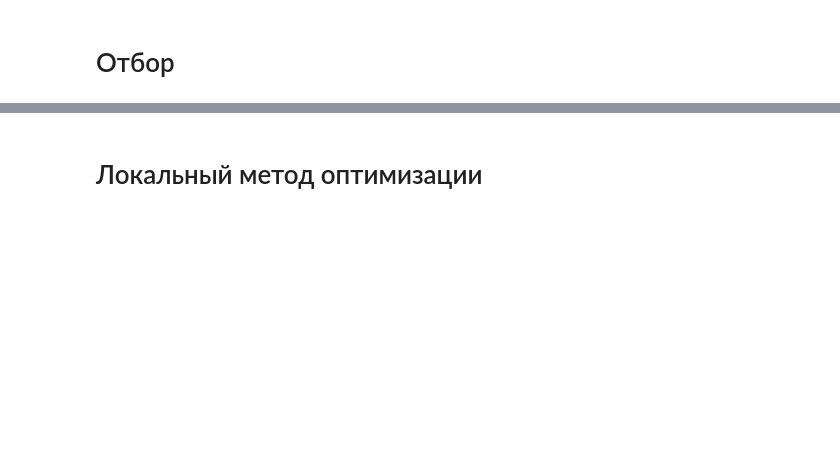
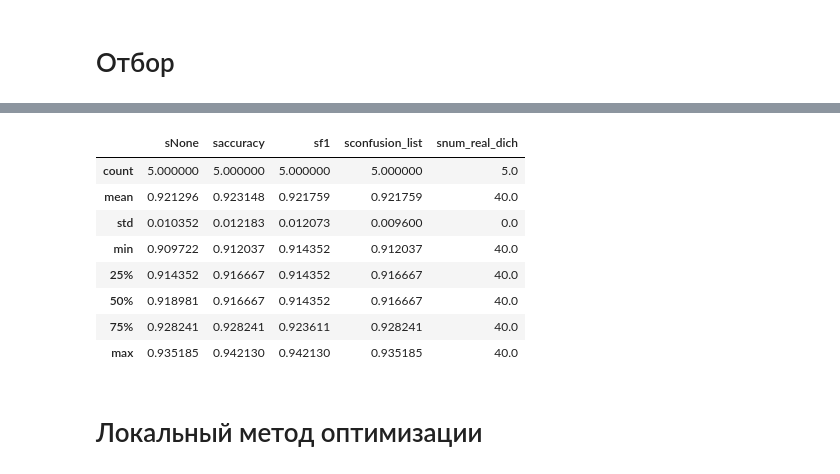
Before and after one commit to vasyarv/gap_sne, a Jupyter notebook: notebooks/experiments_ecoc_otbor.ipynb, the cells around one changed output, grey strips where cells are left out. Cells and saved outputs as stored; diff of their text form; code cells hidden in the pictures; blank space fills up the shorter version.

```diff
--- a/notebooks/experiments_ecoc_otbor.ipynb
+++ b/notebooks/experiments_ecoc_otbor.ipynb
@@ -316,18 +126,27 @@ df_attempts.describe()
 # %%
 attempts_data = []
-N_attempts = 50
+N_attempts = 5
 l = np.unique(target).size
 N = 80 # кол-во дихотомий
+num_real_dich = 40 # кол-во дихотомий которые оставляем
 wtypes = [None, 'accuracy', 'f1', 'confusion_list']
 for i in tqdm(range(N_attempts)):
     accs = []
     code_matrix = functions.make_random_dichs(l, N)
-#     print('Code Matrix shape == ({},{})'.format(l, code_matrix.shape[1]))
+    print('Code Matrix shape == ({},{})'.format(l, code_matrix.shape[1]))
     dich_classifiers = functions.train_dichs(code_matrix, X_train, y_train,
                                              X_test, y_test, LogisticRegression)
+
+    metric_map = np.array([d['accuracy'] for d in dich_classifiers])
+    top_dich = np.sort(np.argsort(metric_map)[-num_real_dich:])
+    dich_classifiers = [d for i,d in enumerate(dich_classifiers) if i in top_dich]
+    code_matrix = code_matrix.T[top_dich].T
+
     for score_type in wtypes:
-        preds = functions.predict_all(X_val, dich_classifiers,
-                                      code_matrix, score_type, weight_type='f1')
+        weight_type = None
+        preds, _ = functions.predict_all(X_val, dich_classifiers, code_matrix, score_type, weight_type)
         acc = accuracy_score(preds, y_val)
         accs.append(acc)
+    accs.append(num_real_dich)
     attempts_data.append(accs)
+#             print(score_type, weight_type, accuracy_score(preds, y_val))
@@ -334,7 +159,18 @@ for i in tqdm(range(N_attempts)):
 # %%
+wtypes += ['num_real_dich']
 df_attempts = pd.DataFrame(attempts_data)
 df_attempts.columns = ['s{}'.format(i1) for i1 in wtypes]
 df_attempts.describe()
+# %% [output]
+|  | sNone | saccuracy | sf1 | sconfusion_list | snum_real_dich |
+| count | 5.000000 | 5.000000 | 5.000000 | 5.000000 | 5.0 |
+| mean | 0.921296 | 0.923148 | 0.921759 | 0.921759 | 40.0 |
+| std | 0.010352 | 0.012183 | 0.012073 | 0.009600 | 0.0 |
+| min | 0.909722 | 0.912037 | 0.914352 | 0.912037 | 40.0 |
+| 25% | 0.914352 | 0.916667 | 0.914352 | 0.916667 | 40.0 |
+| 50% | 0.918981 | 0.916667 | 0.914352 | 0.916667 | 40.0 |
+| 75% | 0.928241 | 0.928241 | 0.923611 | 0.928241 | 40.0 |
+| max | 0.935185 | 0.942130 | 0.942130 | 0.935185 | 40.0 |
 # %% [markdown]
 # Локальный метод оптимизации
 # %%
```
Also changed, not shown: parts of 7 cells of this notebook.
